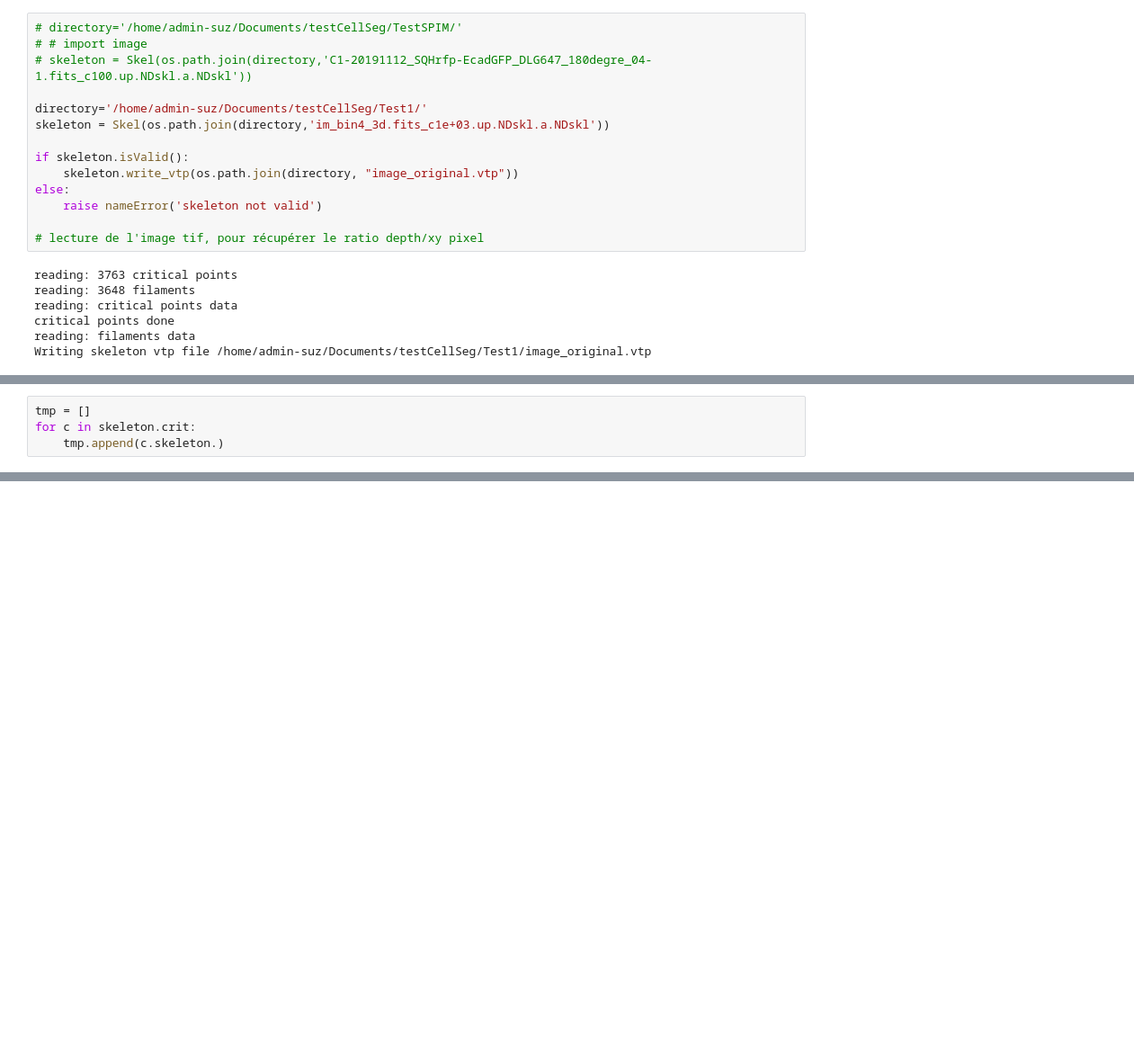
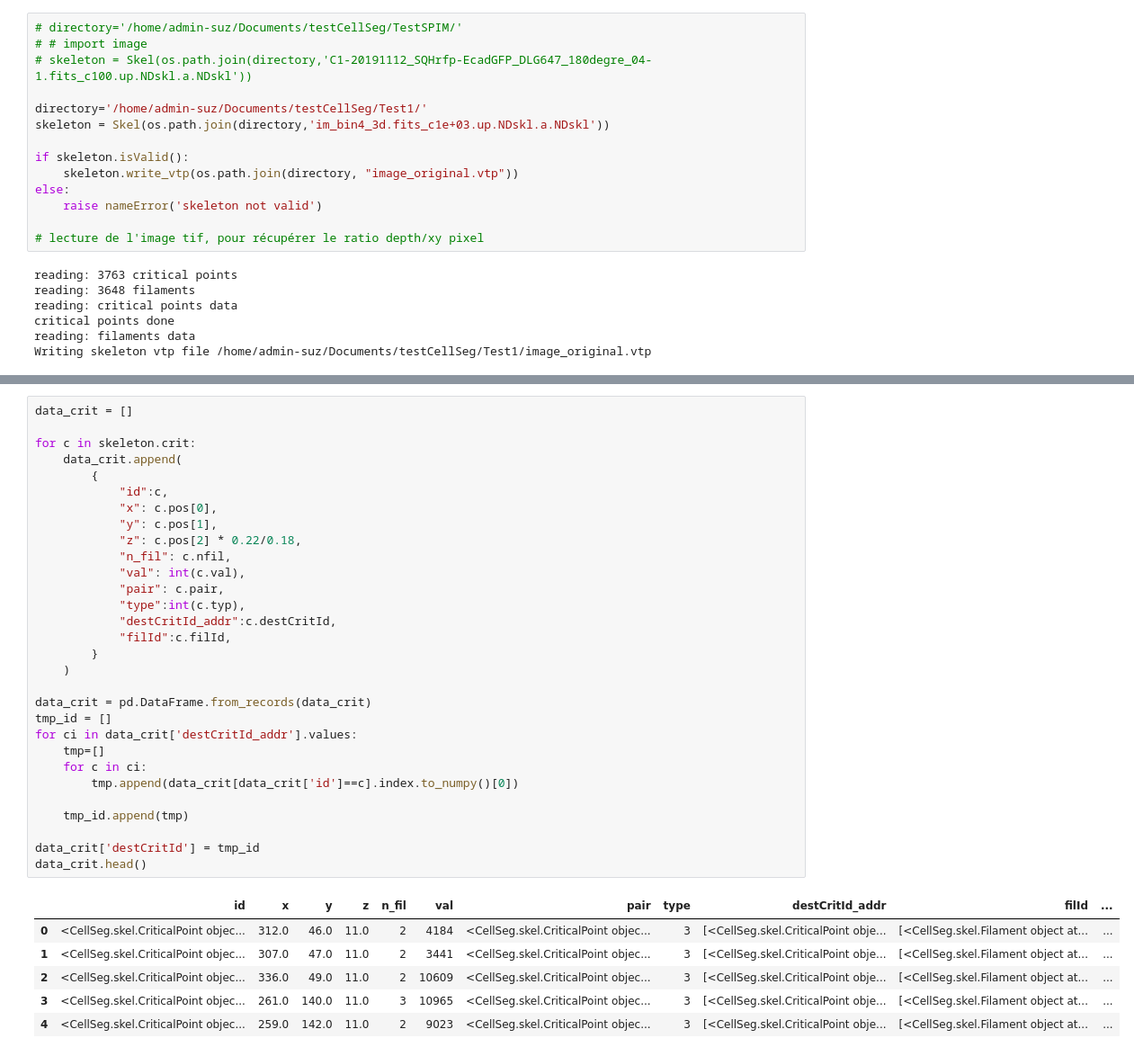
Before and after one commit to suzannelab/Dissect, a Jupyter notebook: notebook/skeleton-Copy1.ipynb, the cells around one changed output, grey strips where cells are left out. Shown at 90% size. Saved outputs shown, nothing was run; the diff lists cells and outputs as text; blank space fills up the shorter version.

```diff
--- a/notebook/skeleton-Copy1.ipynb
+++ b/notebook/skeleton-Copy1.ipynb
@@ -231,4 +33,0 @@ fig.show()
-# %%
-tmp = []
-for c in skeleton.crit:
-    tmp.append(c.skeleton.)
@@ -494,0 +50,37 @@ skeleton.crit_data_name
+# %%
+data_crit = []
+
+for c in skeleton.crit:
+    data_crit.append(
+        {
+            "id":c,
+            "x": c.pos[0],
+            "y": c.pos[1],
+            "z": c.pos[2] * 0.22/0.18,
+            "n_fil": c.nfil,
+            "val": int(c.val),
+            "pair": c.pair,
+            "type":int(c.typ),
+            "destCritId_addr":c.destCritId,
+            "filId":c.filId,
+        }
+    )
+
+data_crit = pd.DataFrame.from_records(data_crit)
+tmp_id = []
+for ci in data_crit['destCritId_addr'].values:
+    tmp=[]
+    for c in ci:
+        tmp.append(data_crit[data_crit['id']==c].index.to_numpy()[0])
+
+    tmp_id.append(tmp)
+
+data_crit['destCritId'] = tmp_id
+data_crit.head()
+# %% [output]
+|  | id | x | y | z | n_fil | val | pair | type | destCritId_addr | filId | ... |
+| 0 | <CellSeg.skel.CriticalPoint objec... | 312.0 | 46.0 | 11.0 | 2 | 4184 | <CellSeg.skel.CriticalPoint objec... | 3 | [<CellSeg.skel.CriticalPoint obje... | [<CellSeg.skel.Filament object at... | ... |
+| 1 | <CellSeg.skel.CriticalPoint objec... | 307.0 | 47.0 | 11.0 | 2 | 3441 | <CellSeg.skel.CriticalPoint objec... | 3 | [<CellSeg.skel.CriticalPoint obje... | [<CellSeg.skel.Filament object at... | ... |
+| 2 | <CellSeg.skel.CriticalPoint objec... | 336.0 | 49.0 | 11.0 | 2 | 10609 | <CellSeg.skel.CriticalPoint objec... | 3 | [<CellSeg.skel.CriticalPoint obje... | [<CellSeg.skel.Filament object at... | ... |
+| 3 | <CellSeg.skel.CriticalPoint objec... | 261.0 | 140.0 | 11.0 | 3 | 10965 | <CellSeg.skel.CriticalPoint objec... | 3 | [<CellSeg.skel.CriticalPoint obje... | [<CellSeg.skel.Filament object at... | ... |
+| 4 | <CellSeg.skel.CriticalPoint objec... | 259.0 | 142.0 | 11.0 | 2 | 9023 | <CellSeg.skel.CriticalPoint objec... | 3 | [<CellSeg.skel.CriticalPoint obje... | [<CellSeg.skel.Filament object at... | ... |
```
Also changed, not shown: parts of 49 cells of this notebook, 1 other file.
